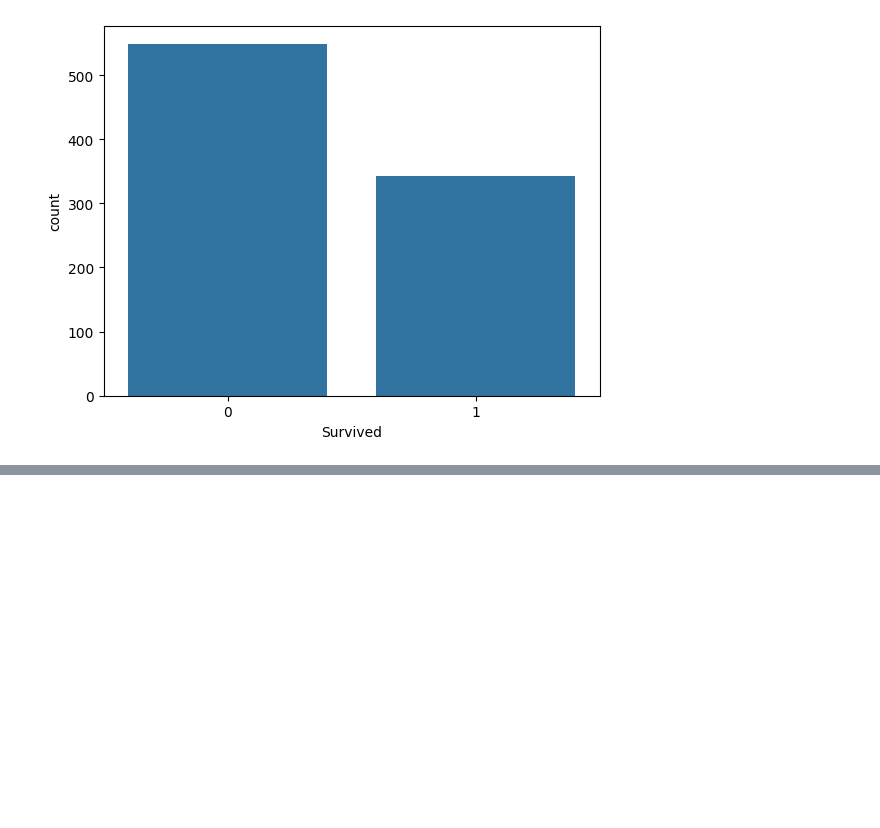
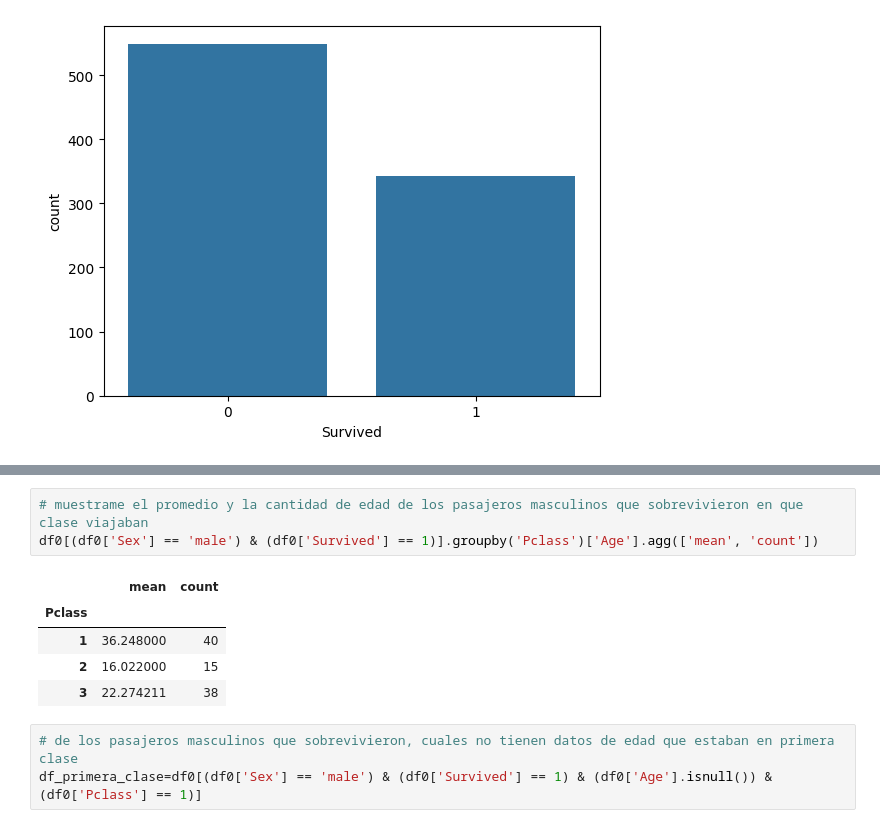
Before and after one commit to gabmata22/fundamentos-de-pandas, a Jupyter notebook: titanic.ipynb, the cells around one changed output, grey strips where cells are left out. Saved outputs shown, nothing was run; the diff lists cells and outputs as text; blank space fills up the shorter version.

```diff
--- a/titanic.ipynb
+++ b/titanic.ipynb
@@ -345,0 +427,12 @@ sns.catplot(x='Sex', col='Survived', data=df0, kind='count')
+# %%
+# muestrame el promedio y la cantidad de edad de los pasajeros masculinos que sobrevivieron en que clase viajaban
+df0[(df0['Sex'] == 'male') & (df0['Survived'] == 1)].groupby('Pclass')['Age'].agg(['mean', 'count'])
+# %% [output]
+|  | mean | count |
+| Pclass |  |  |
+| 1 | 36.248000 | 40 |
+| 2 | 16.022000 | 15 |
+| 3 | 22.274211 | 38 |
+# %%
+# de los pasajeros masculinos que sobrevivieron, cuales no tienen datos de edad que estaban en primera clase
+df_primera_clase=df0[(df0['Sex'] == 'male') & (df0['Survived'] == 1) & (df0['Age'].isnull()) & (df0['Pclass'] == 1)]
```
Also changed, not shown: parts of 22 cells of this notebook.
